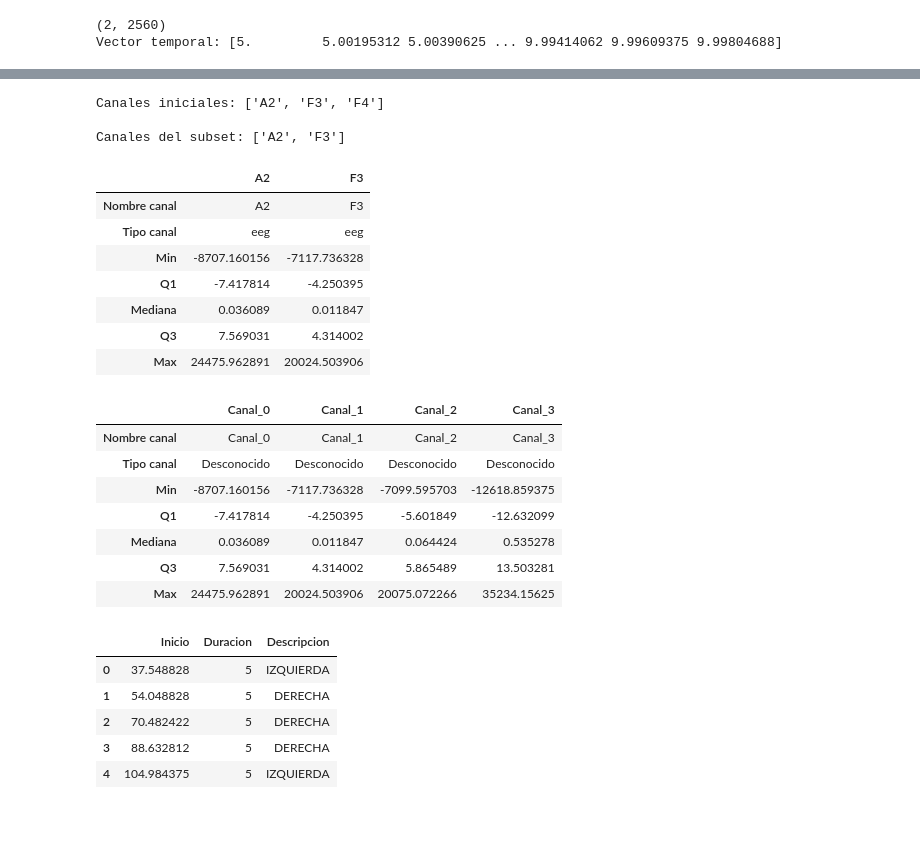
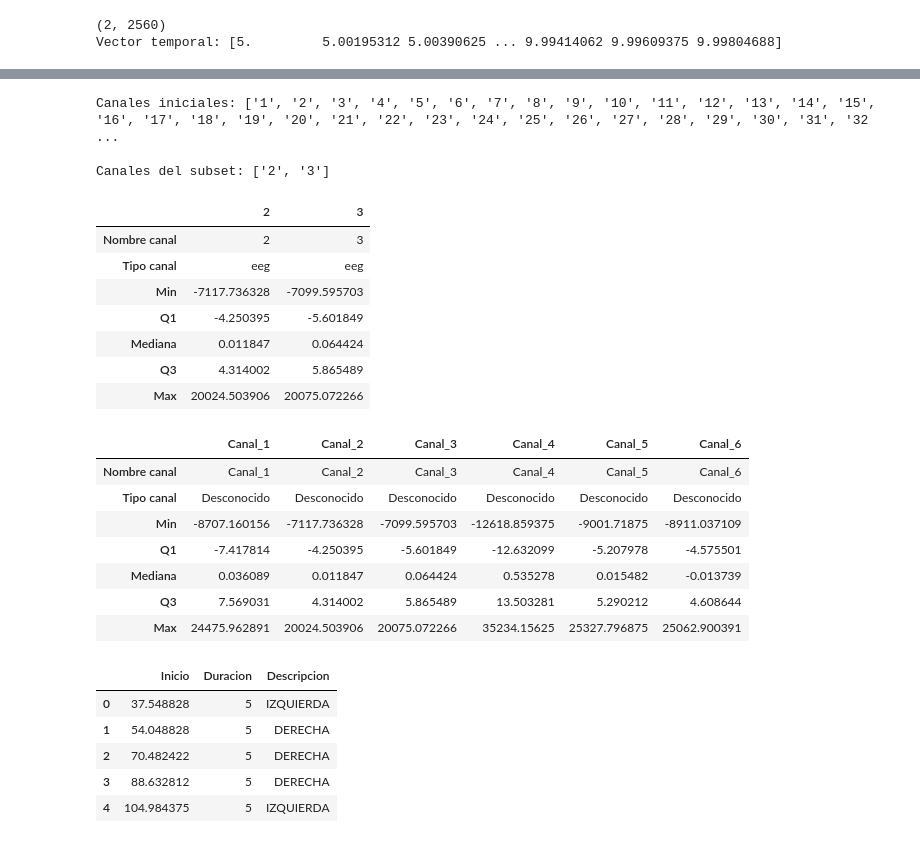
Before and after one commit to SrMichi19/TIF, a Jupyter notebook: 1. TIF/ClaseEEG.ipynb, the cells around one changed output, grey strips where cells are left out. Cells and saved outputs as stored; diff of their text form; code cells hidden in the pictures.

Commit message:
Correcciones en RawSignal

```diff
--- a/1. TIF/ClaseEEG.ipynb
+++ b/1. TIF/ClaseEEG.ipynb
@@ -562,12 +622,17 @@ datos2
 # %%
 # Metodo pick()
 
-canales = ["A2", "F3", "F4"]
-tipos_canales = ["eeg"] * len(canales)
+canales = range(1,63)
+
+nombre_canales = []
+for canal in canales:
+    nombre_canales.append(str(canal))
+
+tipos_canales = ["eeg"] * len(nombre_canales)
 sujeto = {"Nombre": "Juan Acosta",
           "Edad": 26}
 
-info2 = Info(experimenter="Juan Acosta", subject_info=sujeto, ch_names=canales,
+info2 = Info(experimenter="Juan Acosta", subject_info=sujeto, ch_names=nombre_canales,
             ch_types=tipos_canales, bads=None, description="Pruebita", fm=512)
 
 print("Canales iniciales:", info2.data["Nombre canales"])
@@ -576,42 +641,42 @@ print()
 raw_signal_2 = RawSignal(data=eeg_data, sfreq=512, info=info2, anotaciones=anotacioness)
 
 # Aca se genera el subset con el metodo pick()
-subset = raw_signal_2.pick(canales=["A2", "F3"])            # Le pasamos los canales que queremos en una lista (canales)
+subset = raw_signal_2.pick(canales=["2", "3"])            # Le pasamos los canales que queremos en una lista (canales)
 print("Canales del subset:", subset.info["Nombre canales"])
 datos = subset.describe("Datoss.csv")                       # Usamos describe para ver algunos datos del subset
 datos
 # %% [output]
-Canales iniciales: ['A2', 'F3', 'F4']
+Canales iniciales: ['1', '2', '3', '4', '5', '6', '7', '8', '9', '10', '11', '12', '13', '14', '15', '16', '17', '18', '19', '20', '21', '22', '23', '24', '25', '26', '27', '28', '29', '30', '31', '32 ...
 
-Canales del subset: ['A2', 'F3']
+Canales del subset: ['2', '3']
-|  | A2 | F3 |
-| Nombre canal | A2 | F3 |
+|  | 2 | 3 |
+| Nombre canal | 2 | 3 |
 | Tipo canal | eeg | eeg |
-| Min | -8707.160156 | -7117.736328 |
-| Q1 | -7.417814 | -4.250395 |
-| Mediana | 0.036089 | 0.011847 |
-| Q3 | 7.569031 | 4.314002 |
-| Max | 24475.962891 | 20024.503906 |
+| Min | -7117.736328 | -7099.595703 |
+| Q1 | -4.250395 | -5.601849 |
+| Mediana | 0.011847 | 0.064424 |
+| Q3 | 4.314002 | 5.865489 |
+| Max | 20024.503906 | 20075.072266 |
 # %%
-# Metodo pick(). Sin el objeto Info (toma los 62 canales) y usando "slice"
+# Metodo pick(). Sin el objeto Info (toma los 62 canales) y usando "slice" selecciona algunos
 
 raw_signal_2 = RawSignal(data=eeg_data, sfreq=512, anotaciones=anotacioness)
 
-subset = raw_signal_2.pick(slice=[0,4])       # Obtenemos los canales de 0 a 4. (El 4 no se incluye)
+subset = raw_signal_2.pick(slice=[0,6])       # Obtenemos los canales de 0 a 4. (El 4 no se incluye)
 # subset = raw_signal_2.pick(canales=[0,2,4])
 asd = subset.get_data()
 asd.shape
 datos = subset.describe("Datoss.csv")   # Vemos algunos datos de los canales seleccionados
 datos
 # %% [output]
-|  | Canal_0 | Canal_1 | Canal_2 | Canal_3 |
-| Nombre canal | Canal_0 | Canal_1 | Canal_2 | Canal_3 |
-| Tipo canal | Desconocido | Desconocido | Desconocido | Desconocido |
-| Min | -8707.160156 | -7117.736328 | -7099.595703 | -12618.859375 |
-| Q1 | -7.417814 | -4.250395 | -5.601849 | -12.632099 |
-| Mediana | 0.036089 | 0.011847 | 0.064424 | 0.535278 |
-| Q3 | 7.569031 | 4.314002 | 5.865489 | 13.503281 |
-| Max | 24475.962891 | 20024.503906 | 20075.072266 | 35234.15625 |
+|  | Canal_1 | Canal_2 | Canal_3 | Canal_4 | Canal_5 | Canal_6 |
+| Nombre canal | Canal_1 | Canal_2 | Canal_3 | Canal_4 | Canal_5 | Canal_6 |
+| Tipo canal | Desconocido | Desconocido | Desconocido | Desconocido | Desconocido | Desconocido |
+| Min | -8707.160156 | -7117.736328 | -7099.595703 | -12618.859375 | -9001.71875 | -8911.037109 |
+| Q1 | -7.417814 | -4.250395 | -5.601849 | -12.632099 | -5.207978 | -4.575501 |
+| Mediana | 0.036089 | 0.011847 | 0.064424 | 0.535278 | 0.015482 | -0.013739 |
+| Q3 | 7.569031 | 4.314002 | 5.865489 | 13.503281 | 5.290212 | 4.608644 |
+| Max | 24475.962891 | 20024.503906 | 20075.072266 | 35234.15625 | 25327.796875 | 25062.900391 |
 # %%
 # Generamos un nuevo onjeto Anotaciones. Esta vez se cargan desde un archivo csv
 anotaciones_file = Anotaciones(file="../2. tests/eeg/eventos_ejemplo.csv")
```
Also changed, not shown: parts of 20 cells of this notebook, 1 other file.
